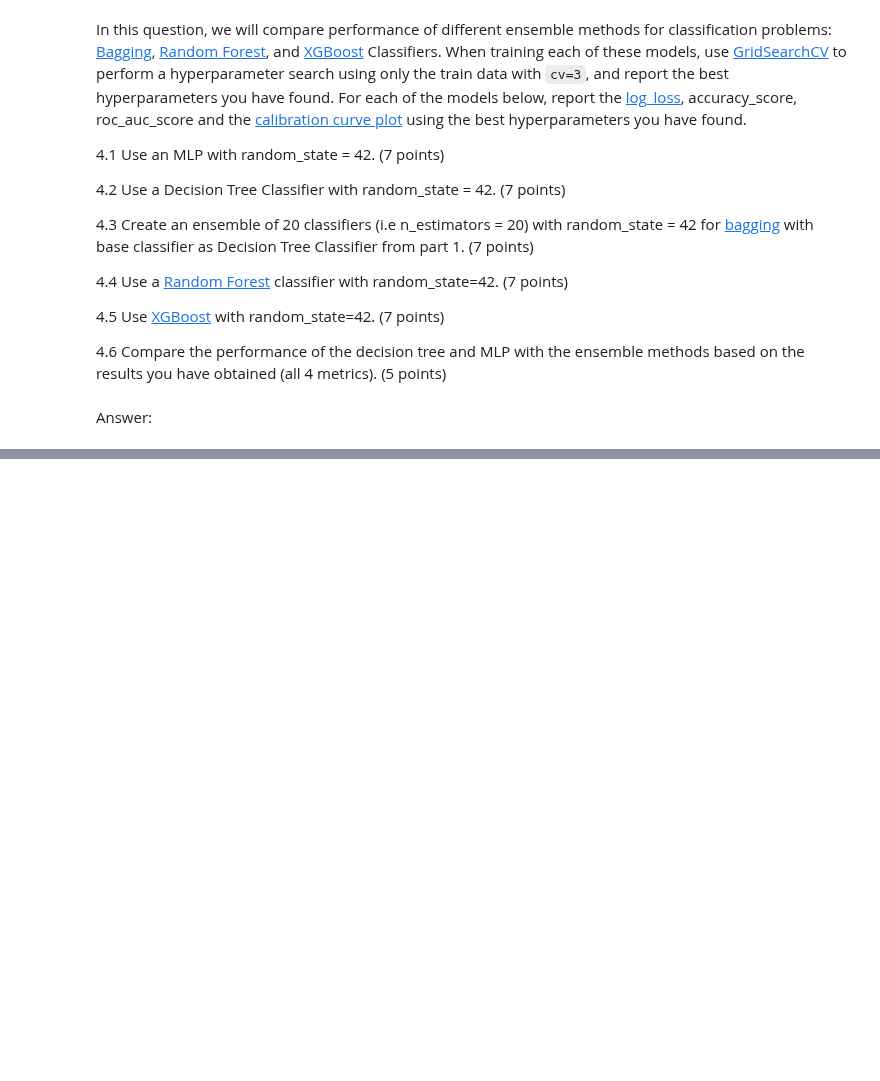
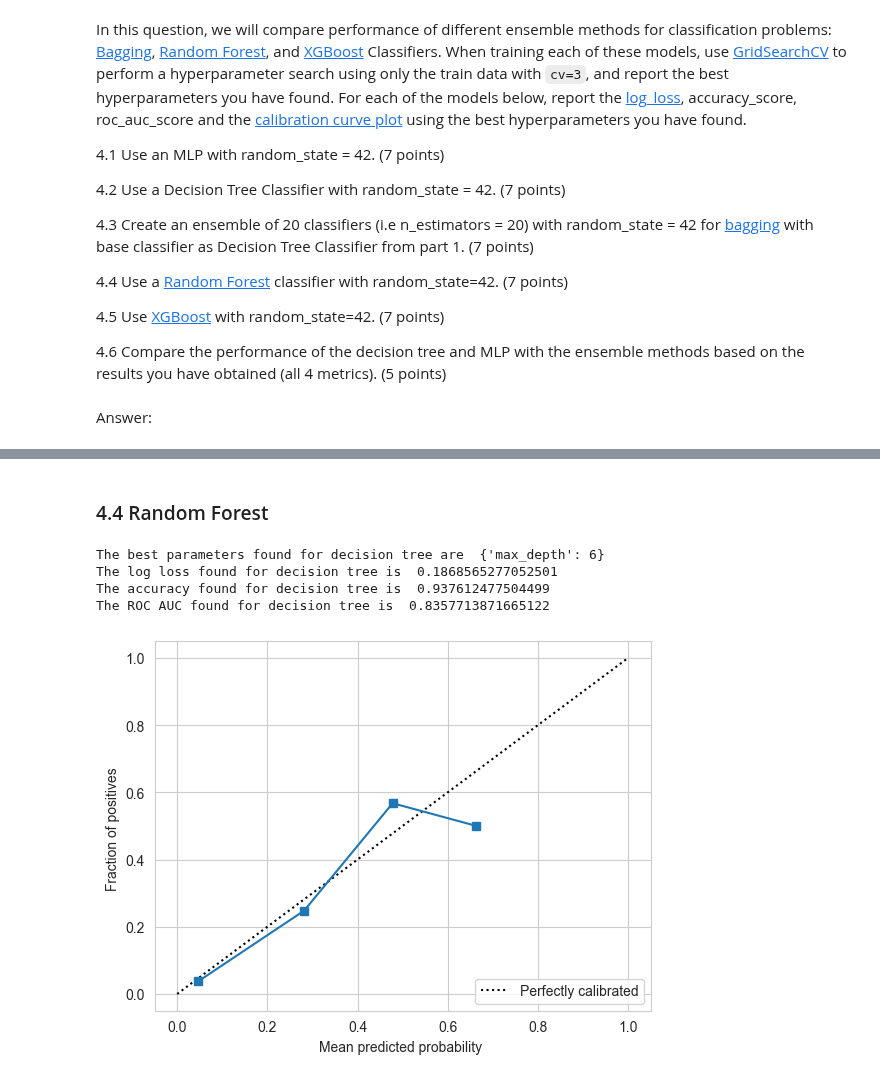
Before and after one commit to rreece15/ECE461P, a Jupyter notebook: Lab5/HW5.ipynb, the cells around one changed output, grey strips where cells are left out. Cells and saved outputs as stored; diff of their text form; code cells hidden in the pictures; blank space fills up the shorter version.

```diff
--- a/Lab5/HW5.ipynb
+++ b/Lab5/HW5.ipynb
@@ -407,0 +426,12 @@ Answer:
+# %% [markdown]
+### 4.4 Random Forest
+# %%
+rf = RandomForestClassifier(random_state=42)
+params = {'max_depth':[4,5,6]}
+grid_search(rf,params,"decision tree")
+# %% [output]
+The best parameters found for decision tree are  {'max_depth': 6}
+The log loss found for decision tree is  0.1868565277052501
+The accuracy found for decision tree is  0.937612477504499
+The ROC AUC found for decision tree is  0.8357713871665122
+[figure, added]
```
Also changed, not shown: parts of 14 cells of this notebook.
